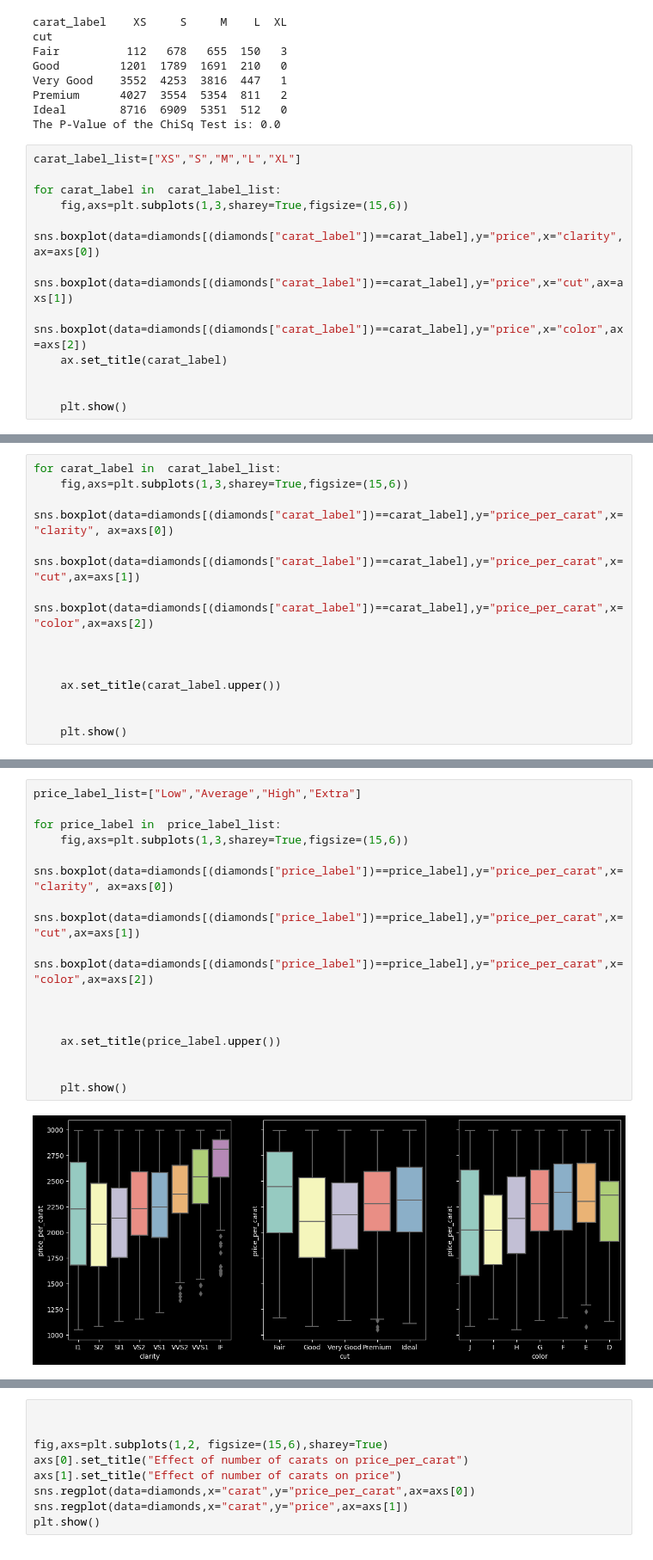
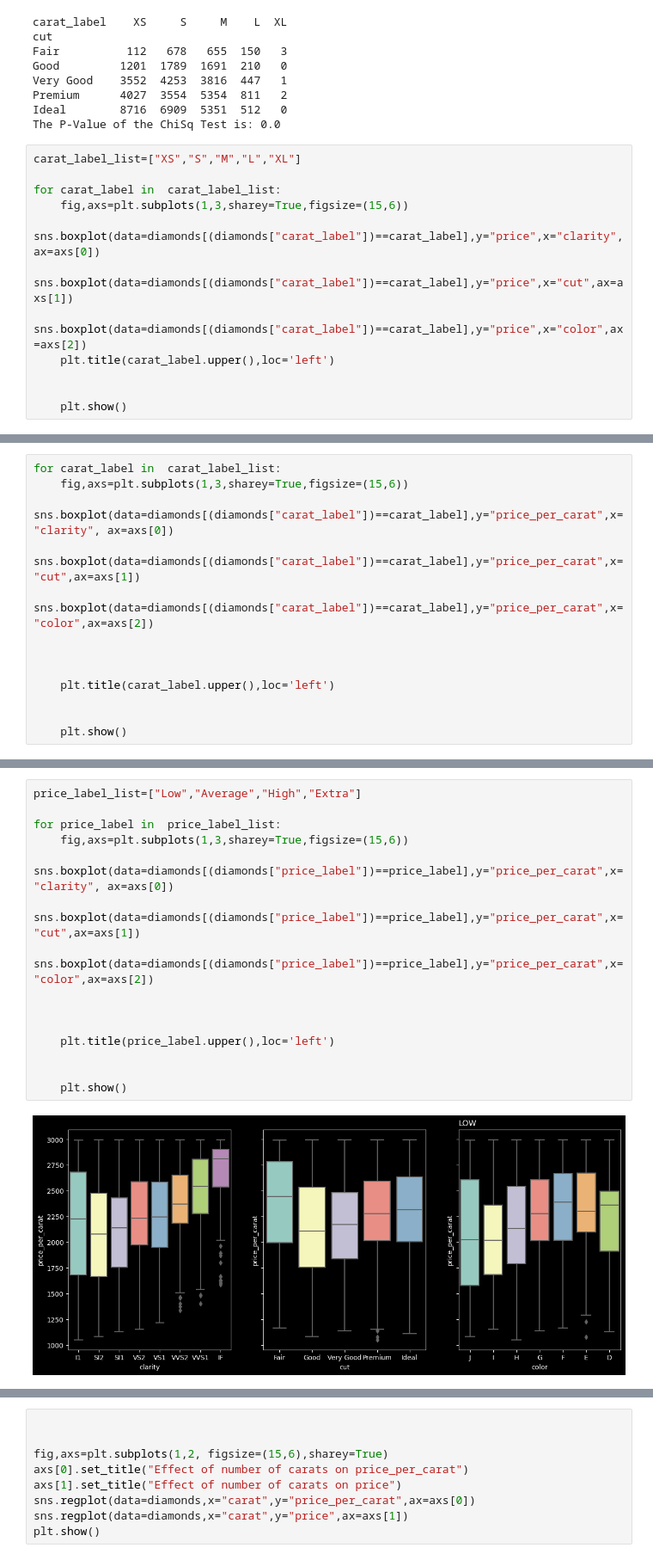
Before and after one commit to YanaOrf/Diamonds_analysis, a Jupyter notebook: Dimonds.ipynb, the cells around one changed output, grey strips where cells are left out. Shown at 86% size. Drawn from its saved outputs; the diff is of its cells as text.

```diff
--- a/Dimonds.ipynb
+++ b/Dimonds.ipynb
@@ -381,7 +388,7 @@ for carat_label in  carat_label_list:
     sns.boxplot(data=diamonds[(diamonds["carat_label"])==carat_label],y="price",x="clarity", ax=axs[0])
     sns.boxplot(data=diamonds[(diamonds["carat_label"])==carat_label],y="price",x="cut",ax=axs[1])
     sns.boxplot(data=diamonds[(diamonds["carat_label"])==carat_label],y="price",x="color",ax=axs[2])
-    ax.set_title(carat_label)
+    plt.title(carat_label.upper(),loc='left')
 
 
     plt.show()
@@ -400,7 +407,7 @@ for carat_label in  carat_label_list:
 
 
 
-    ax.set_title(carat_label.upper())
+    plt.title(carat_label.upper(),loc='left')
 
 
     plt.show()
@@ -413,17 +420,17 @@ for carat_label in  carat_label_list:
 # %%
 price_label_list=["Low","Average","High","Extra"]
 
 for price_label in  price_label_list:
     fig,axs=plt.subplots(1,3,sharey=True,figsize=(15,6))
     sns.boxplot(data=diamonds[(diamonds["price_label"])==price_label],y="price_per_carat",x="clarity", ax=axs[0])
     sns.boxplot(data=diamonds[(diamonds["price_label"])==price_label],y="price_per_carat",x="cut",ax=axs[1])
     sns.boxplot(data=diamonds[(diamonds["price_label"])==price_label],y="price_per_carat",x="color",ax=axs[2])
 
 
 
-    ax.set_title(price_label.upper())
+    plt.title(price_label.upper(),loc='left')
 
 
     plt.show()
 # %% [output]
-[figure, old version]
+[figure, new version]
```
Also changed, not shown: parts of 6 cells of this notebook, 1 other file.
